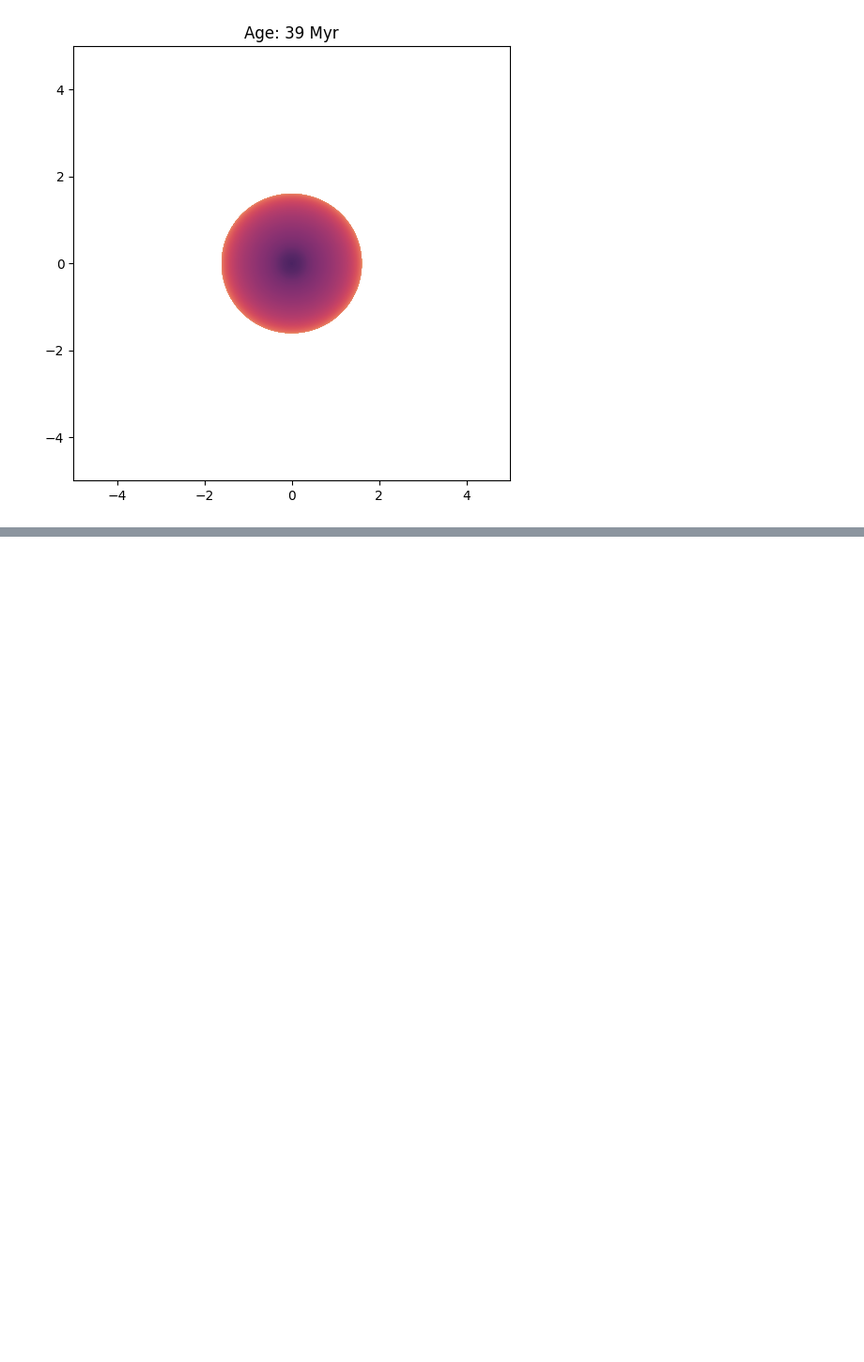
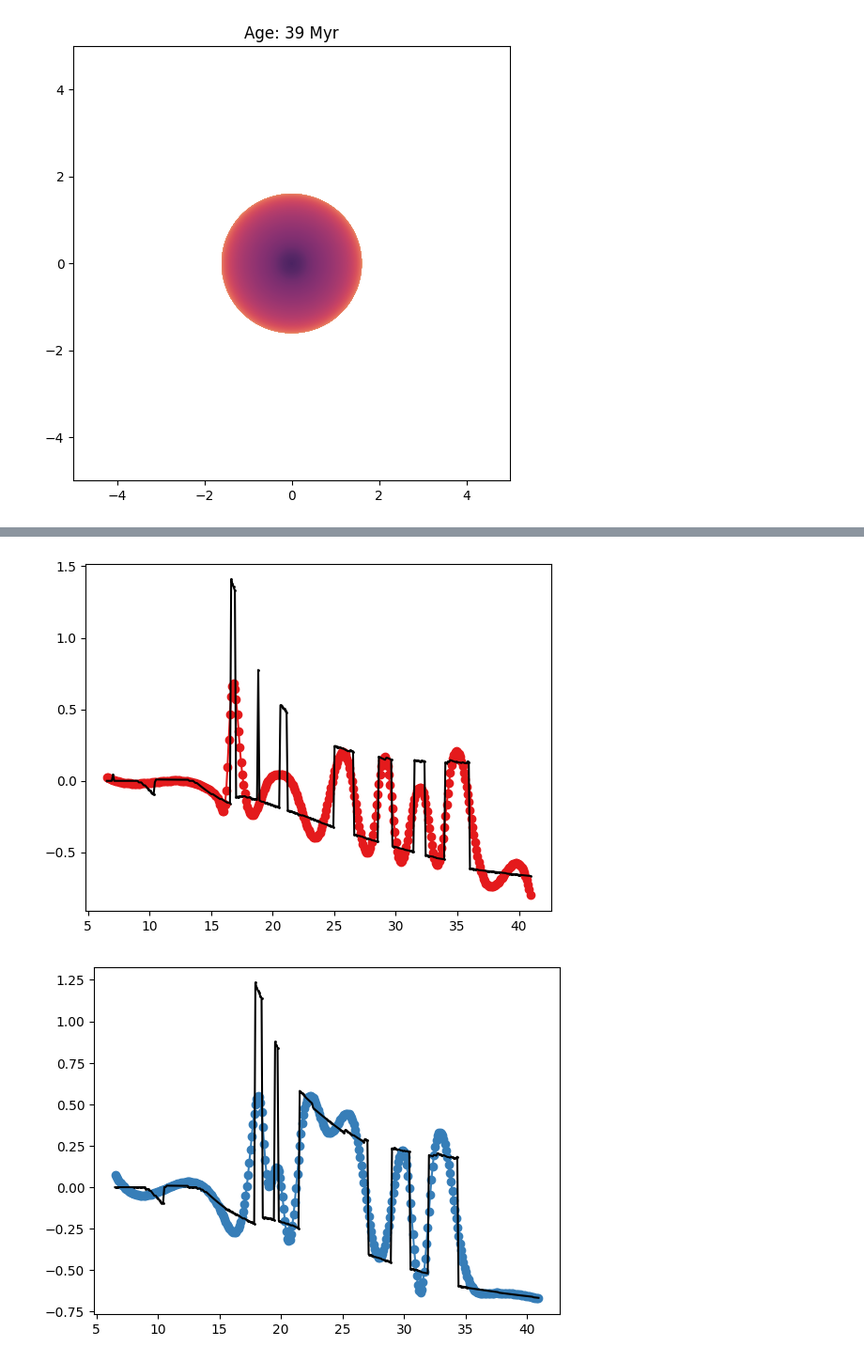
Before and after one commit to gautam-404/MESA-tests, a Jupyter notebook: test.ipynb, the cells around one changed output, grey strips where cells are left out. Shown at 94% size. Drawn from its saved outputs; the diff is of its cells as text; code cells hidden in the pictures; blank space fills up the shorter version.

```diff
--- a/test.ipynb
+++ b/test.ipynb
@@ -286,0 +383,13 @@ plt.show()
+# %%
+palette = plt.get_cmap('Set1')
+age_rel_errs = []
+for i, df in enumerate(dfs):
+    age_rel_err, age_rel_err_dirty, age, age_dirty = age_uncertainty(df, dfs[3], cols0, cols1)
+    age_rel_errs.append(age_rel_err)
+    plt.plot(age, age_rel_err, '-o', color=palette(i))
+    plt.scatter(age_dirty, age_rel_err_dirty, color='k', s=1)
+    plt.plot(age_dirty, age_rel_err_dirty, color='k')
+    plt.show()
+# %% [output]
+[figure, added]
+[figure, added]
```
Also changed, not shown: parts of 19 cells of this notebook, 3 other files.
